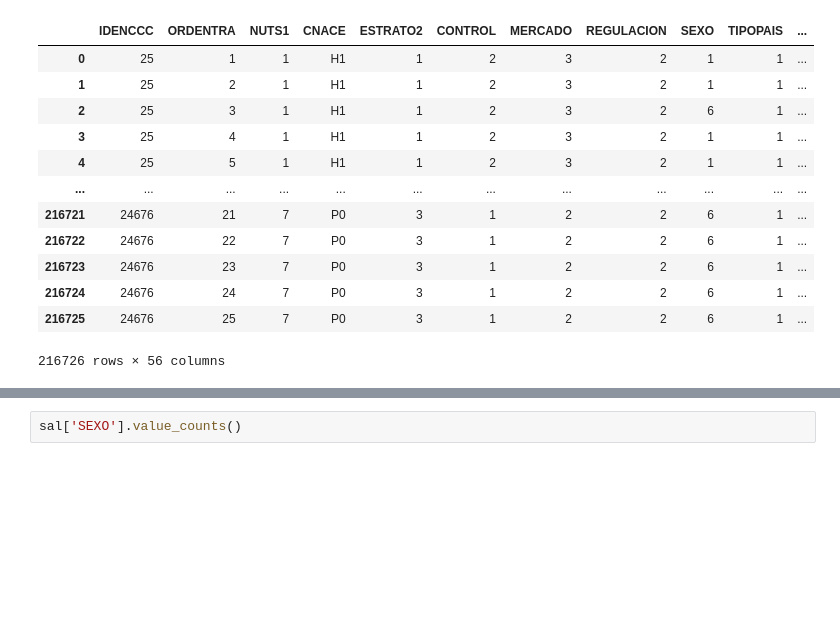
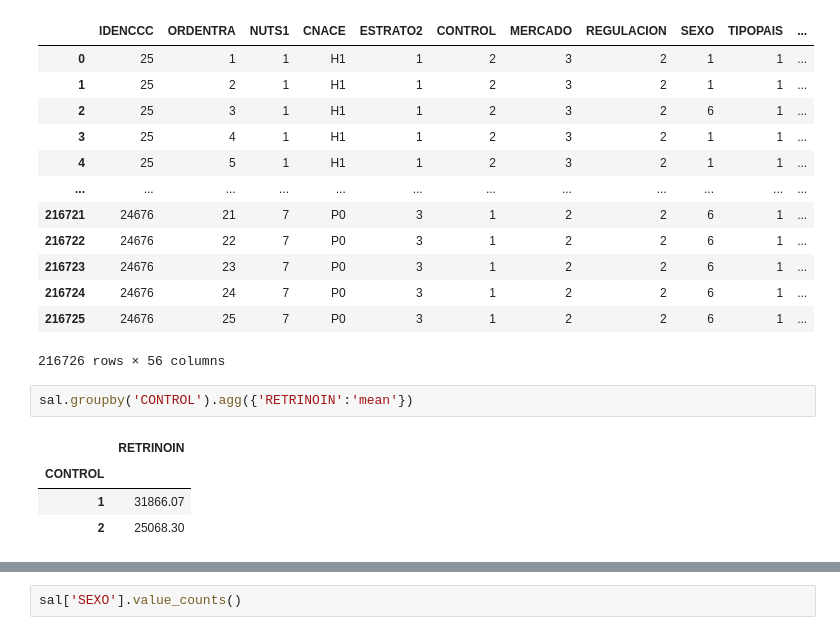
Before and after one commit to Gbau11/Empleo-Espa-a, a Jupyter notebook: code/empleo.ipynb, the cells around one changed output, grey strips where cells are left out. Saved outputs shown, nothing was run; the diff lists cells and outputs as text; blank space fills up the shorter version.

```diff
--- a/code/empleo.ipynb
+++ b/code/empleo.ipynb
@@ -38,3 +45,10 @@ sal
 | 216724 | 24676 | 24 | 7 | P0 | 3 | 1 | 2 | 2 | 6 | 1 | ... |
 | 216725 | 24676 | 25 | 7 | P0 | 3 | 1 | 2 | 2 | 6 | 1 | ... |
 216726 rows × 56 columns
+# %%
+sal.groupby('CONTROL').agg({'RETRINOIN':'mean'})
+# %% [output]
+|  | RETRINOIN |
+| CONTROL |  |
+| 1 | 31866.07 |
+| 2 | 25068.30 |
```
Also changed, not shown: parts of 9 cells of this notebook, 37 other files.
